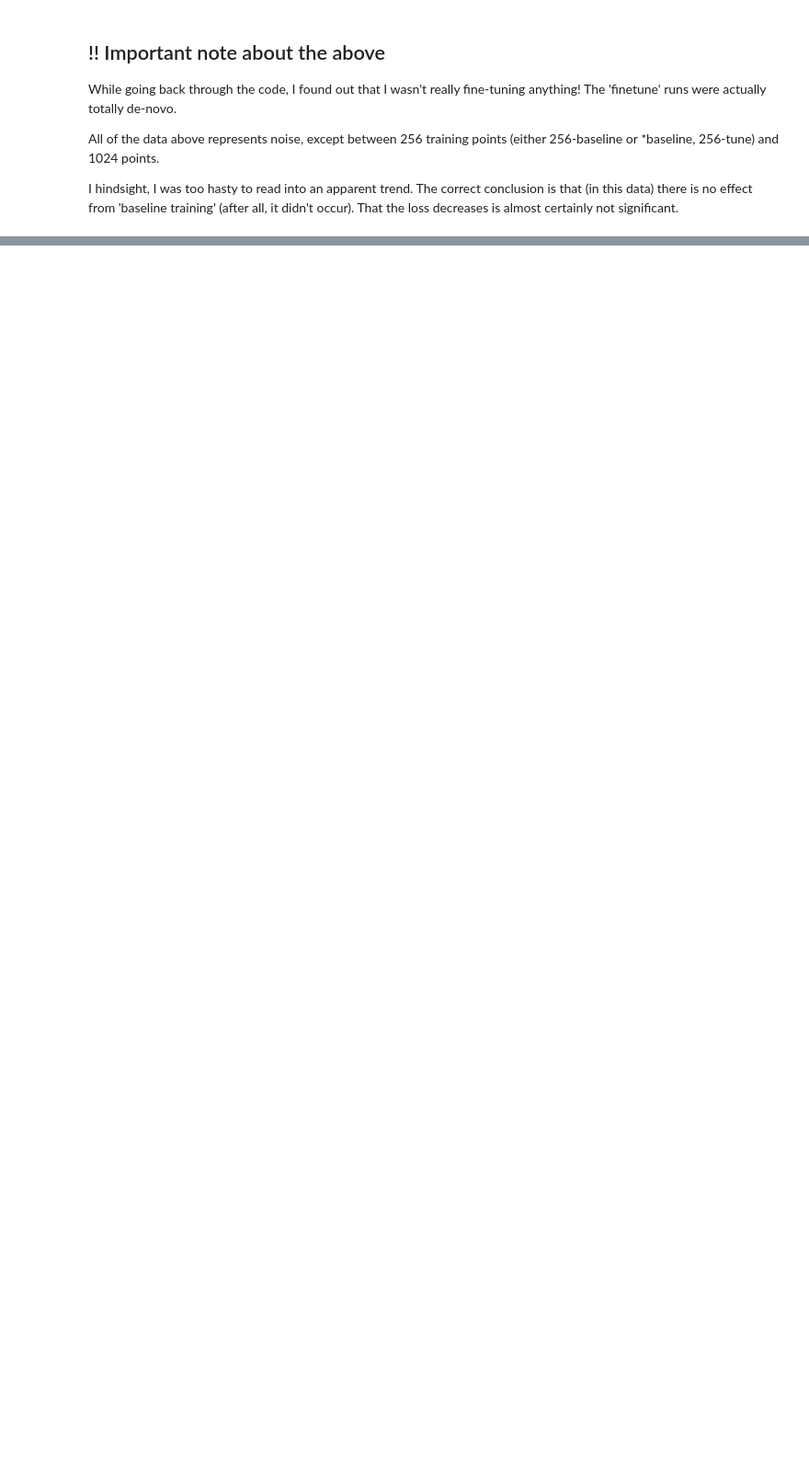
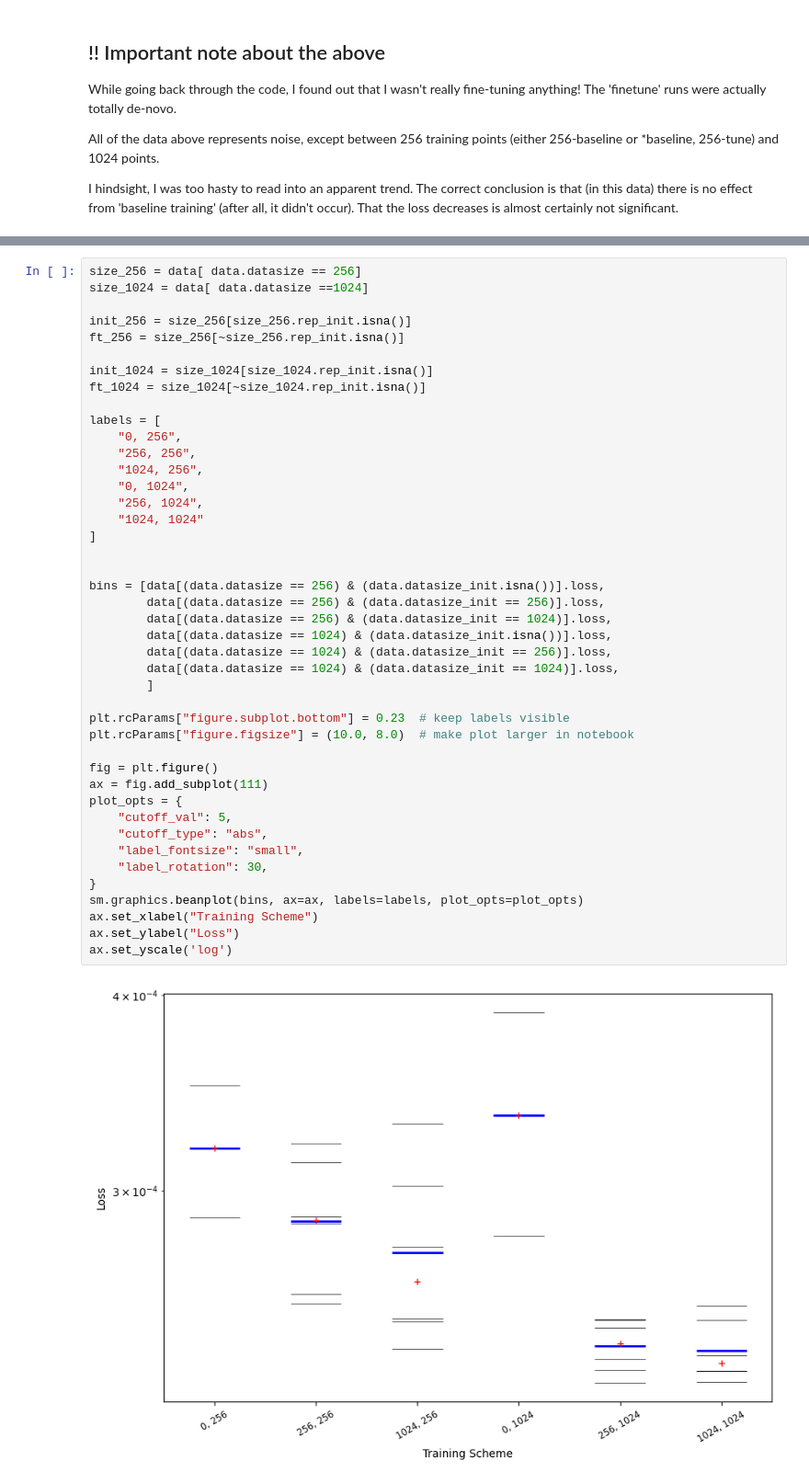
Before and after one commit to lrast/angleFinetuning, a Jupyter notebook: Experiments6-TrainingResults.ipynb, the cells around one changed output, grey strips where cells are left out. Shown at 92% size. Cells and saved outputs as stored; diff of their text form; blank space fills up the shorter version.

```diff
--- a/Experiments6-TrainingResults.ipynb
+++ b/Experiments6-TrainingResults.ipynb
@@ -326,0 +394,45 @@ I hindsight, I was too hasty to read into an apparent trend. The correct conclus
+# %%
+size_256 = data[ data.datasize == 256]
+size_1024 = data[ data.datasize ==1024]
+
+init_256 = size_256[size_256.rep_init.isna()]
+ft_256 = size_256[~size_256.rep_init.isna()]
+
+init_1024 = size_1024[size_1024.rep_init.isna()]
+ft_1024 = size_1024[~size_1024.rep_init.isna()]
+
+labels = [
+    "0, 256",
+    "256, 256",
+    "1024, 256",
+    "0, 1024",
+    "256, 1024",
+    "1024, 1024"
+]
+
+
+bins = [data[(data.datasize == 256) & (data.datasize_init.isna())].loss,
+        data[(data.datasize == 256) & (data.datasize_init == 256)].loss,
+        data[(data.datasize == 256) & (data.datasize_init == 1024)].loss,
+        data[(data.datasize == 1024) & (data.datasize_init.isna())].loss,
+        data[(data.datasize == 1024) & (data.datasize_init == 256)].loss,
+        data[(data.datasize == 1024) & (data.datasize_init == 1024)].loss,
+        ]
+
+plt.rcParams["figure.subplot.bottom"] = 0.23  # keep labels visible
+plt.rcParams["figure.figsize"] = (10.0, 8.0)  # make plot larger in notebook
+
+fig = plt.figure()
+ax = fig.add_subplot(111)
+plot_opts = {
+    "cutoff_val": 5,
+    "cutoff_type": "abs",
+    "label_fontsize": "small",
+    "label_rotation": 30,
+}
+sm.graphics.beanplot(bins, ax=ax, labels=labels, plot_opts=plot_opts)
+ax.set_xlabel("Training Scheme")
+ax.set_ylabel("Loss")
+ax.set_yscale('log')
+# %% [output]
+[figure, added]
```
Also changed, not shown: parts of 6 cells of this notebook.
